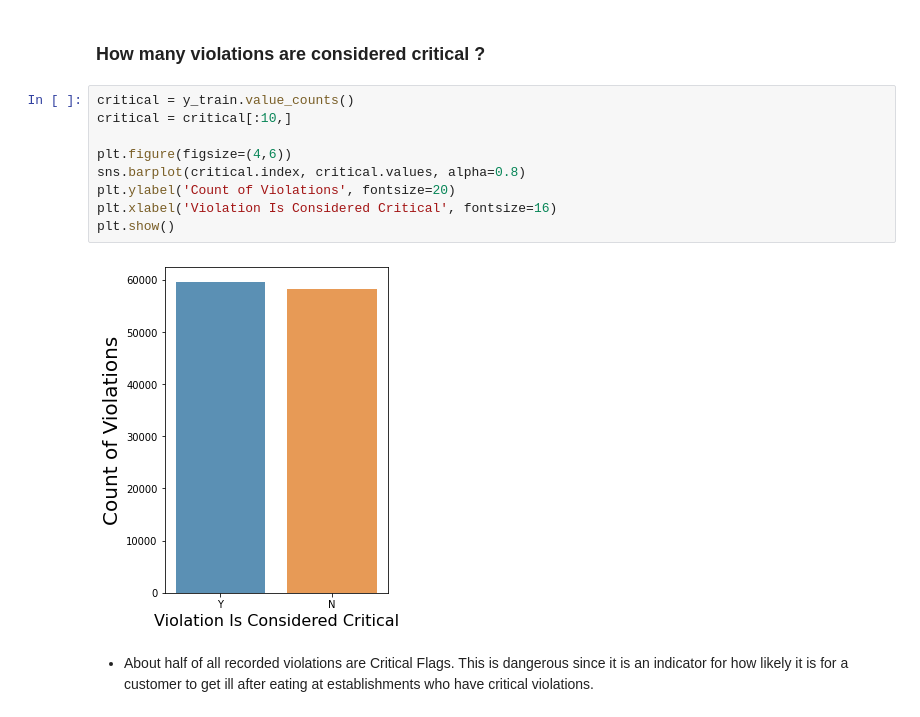
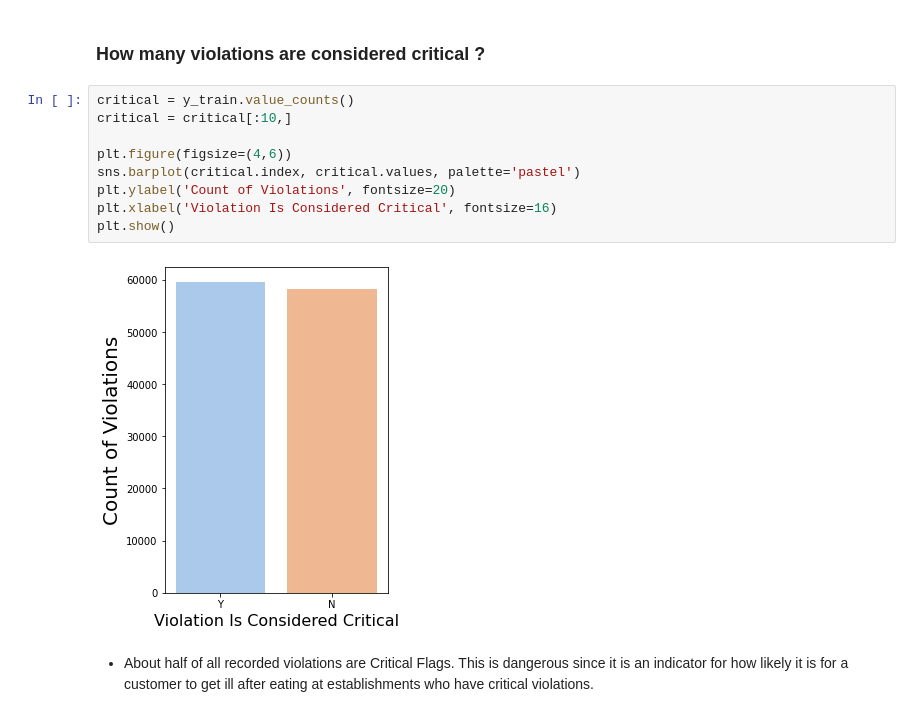
Before and after one commit to adcm2292/phase-3-project-nyc-restaurant-inspections, a Jupyter notebook: RestaurantInspections/Notebooks/EDA-by-Violations.ipynb, the cells around one changed output. Drawn from its saved outputs; the diff is of its cells as text.

```diff
--- a/RestaurantInspections/Notebooks/EDA-by-Violations.ipynb
+++ b/RestaurantInspections/Notebooks/EDA-by-Violations.ipynb
@@ -37,13 +37,13 @@ plt.show()
 # %%
 critical = y_train.value_counts()
 critical = critical[:10,]
 
 plt.figure(figsize=(4,6))
-sns.barplot(critical.index, critical.values, alpha=0.8)
+sns.barplot(critical.index, critical.values, palette='pastel')
 plt.ylabel('Count of Violations', fontsize=20)
 plt.xlabel('Violation Is Considered Critical', fontsize=16)
 plt.show()
 # %% [output]
-[figure, old version]
+[figure, new version]
 # %% [markdown]
 * About half of all recorded violations are Critical Flags. This is dangerous since it is an indicator for how likely it is for a customer to get ill after eating at establishments who have critical violations.
```
Also changed, not shown: parts of 1 cell of this notebook, 3 other files.
